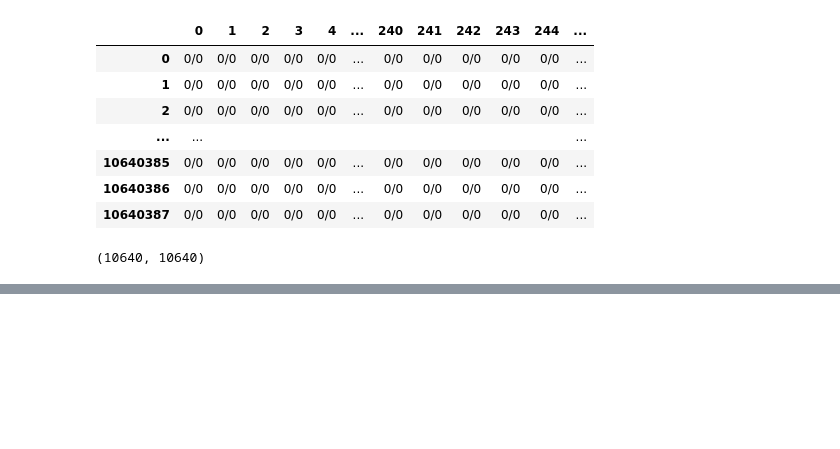
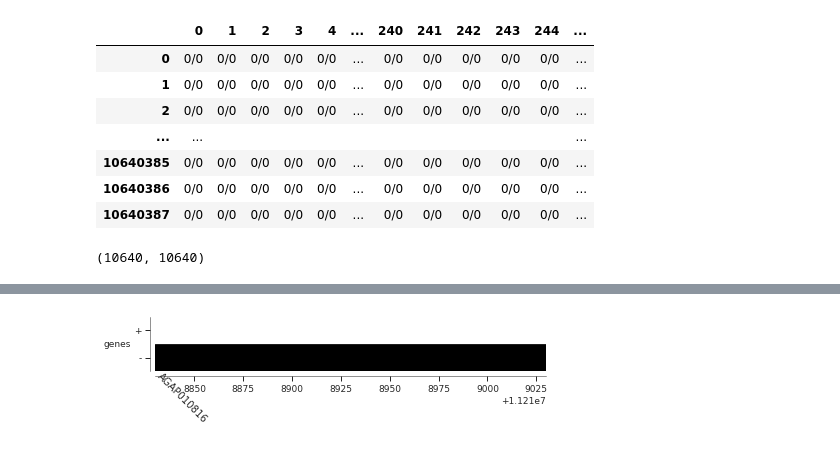
Before and after one commit to randomxsk8/notebooks, a Jupyter notebook: 09202019_selection_PBS.ipynb, the cells around one changed output, grey strips where cells are left out. Saved outputs shown, nothing was run; the diff lists cells and outputs as text; code cells hidden in the pictures; blank space fills up the shorter version.

```diff
--- a/09202019_selection_PBS.ipynb
+++ b/09202019_selection_PBS.ipynb
@@ -160,0 +228,7 @@ Found these genes on vectorbase:
+# %%
+def plot_genes_remastered(chrom, pos):
+    plot_genes(genome, geneset_fn, chrom, pos-100, pos+100, label=True, label_rotation=45, height=0.5)
+# %%
+plot_genes_remastered('3L', 11218930)
+# %% [output]
+[figure, added]
```
Also changed, not shown: parts of 38 cells of this notebook, 1 other file.
